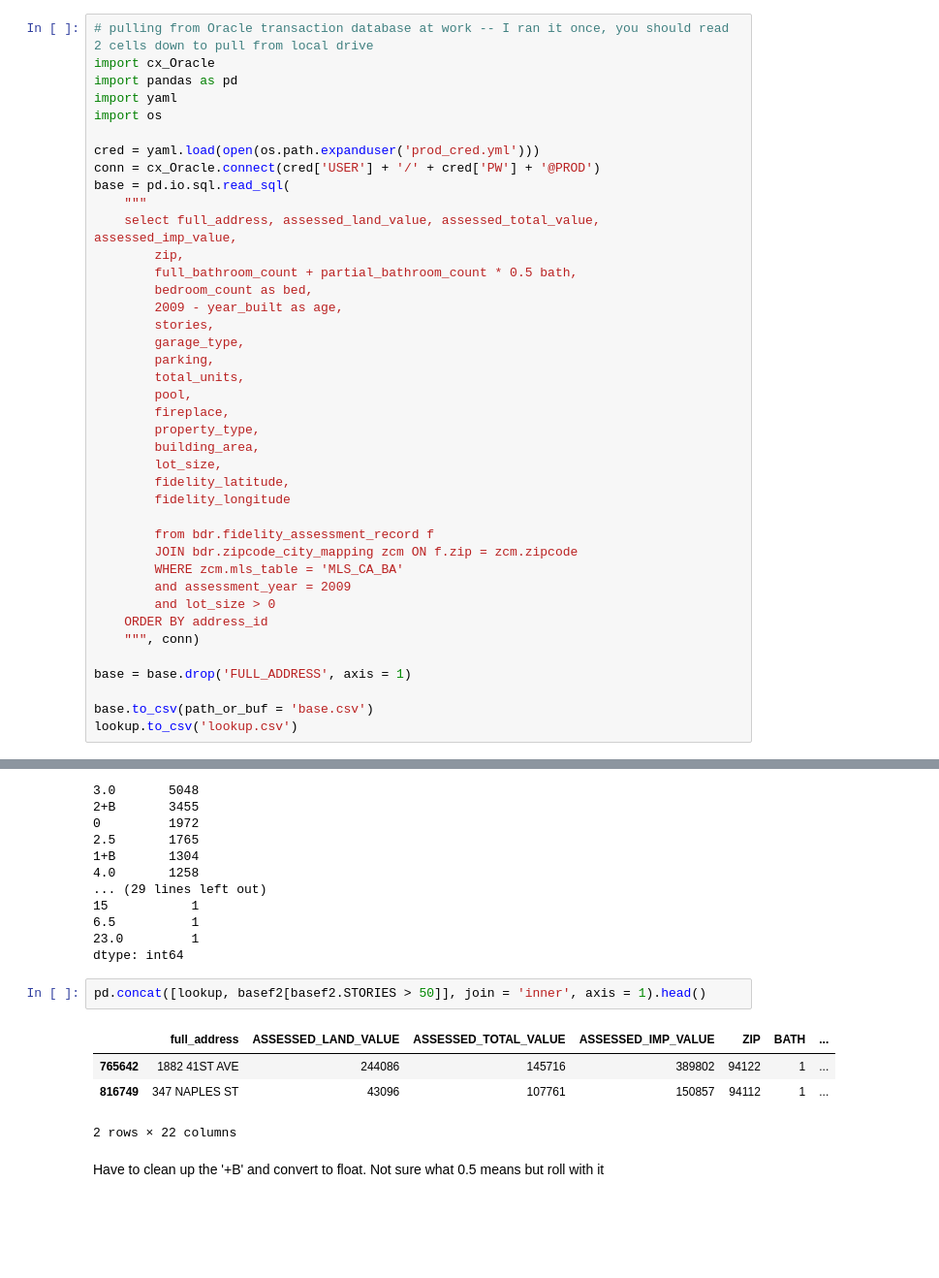
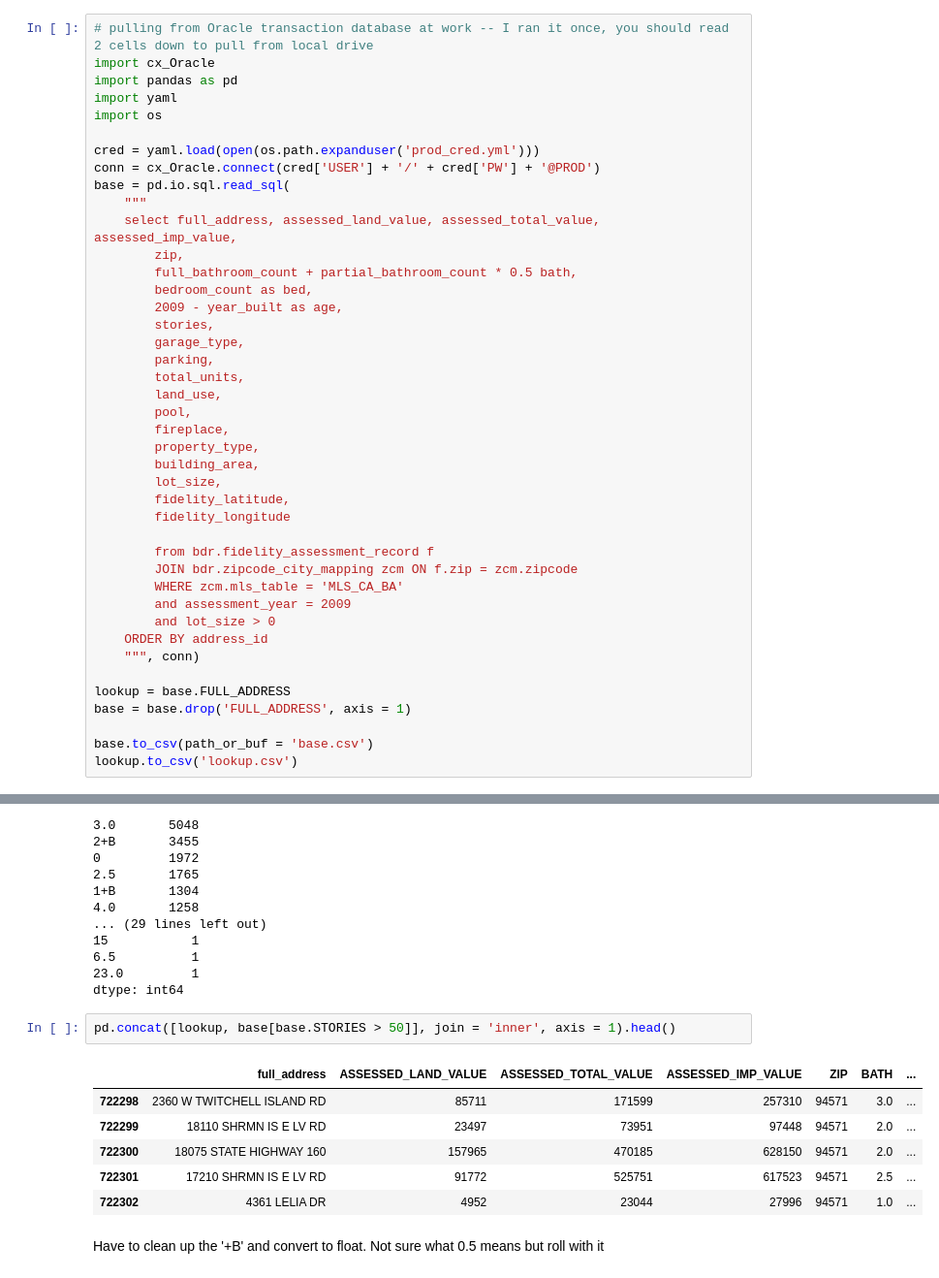
Before and after one commit to selwyth/featurehoods, a Jupyter notebook: work_sql_interface.ipynb, the cells around one changed output, grey strips where cells are left out. Shown at 97% size. Drawn from its saved outputs; the diff is of its cells as text; blank space fills up the shorter version.

Commit message:
repulled data with LAND_USE

```diff
--- a/work_sql_interface.ipynb
+++ b/work_sql_interface.ipynb
@@ -18,6 +18,7 @@ base = pd.io.sql.read_sql(
         garage_type,
         parking,
         total_units,
+        land_use,
         pool,
         fireplace,
         property_type,
@@ -34,6 +35,7 @@ base = pd.io.sql.read_sql(
     ORDER BY address_id
     """, conn)
 
+lookup = base.FULL_ADDRESS
 base = base.drop('FULL_ADDRESS', axis = 1)
 
 base.to_csv(path_or_buf = 'base.csv')
@@ -224,12 +226,14 @@ print base.STORIES.value_counts()
 23.0         1
 dtype: int64
 # %%
-pd.concat([lookup, basef2[basef2.STORIES > 50]], join = 'inner', axis = 1).head()
+pd.concat([lookup, base[base.STORIES > 50]], join = 'inner', axis = 1).head()
 # %% [output]
 |  | full_address | ASSESSED_LAND_VALUE | ASSESSED_TOTAL_VALUE | ASSESSED_IMP_VALUE | ZIP | BATH | ... |
-| 765642 | 1882 41ST AVE | 244086 | 145716 | 389802 | 94122 | 1 | ... |
-| 816749 | 347 NAPLES ST | 43096 | 107761 | 150857 | 94112 | 1 | ... |
+| 722298 | 2360 W TWITCHELL ISLAND RD | 85711 | 171599 | 257310 | 94571 | 3.0 | ... |
+| 722299 | 18110 SHRMN IS E LV RD | 23497 | 73951 | 97448 | 94571 | 2.0 | ... |
+| 722300 | 18075 STATE HIGHWAY 160 | 157965 | 470185 | 628150 | 94571 | 2.0 | ... |
+| 722301 | 17210 SHRMN IS E LV RD | 91772 | 525751 | 617523 | 94571 | 2.5 | ... |
+| 722302 | 4361 LELIA DR | 4952 | 23044 | 27996 | 94571 | 1.0 | ... |
-2 rows × 22 columns
 # %% [markdown]
 Have to clean up the '+B' and convert to float. Not sure what 0.5 means but roll with it
 # %%
```
Also changed, not shown: parts of 9 cells of this notebook, 2 other files.
